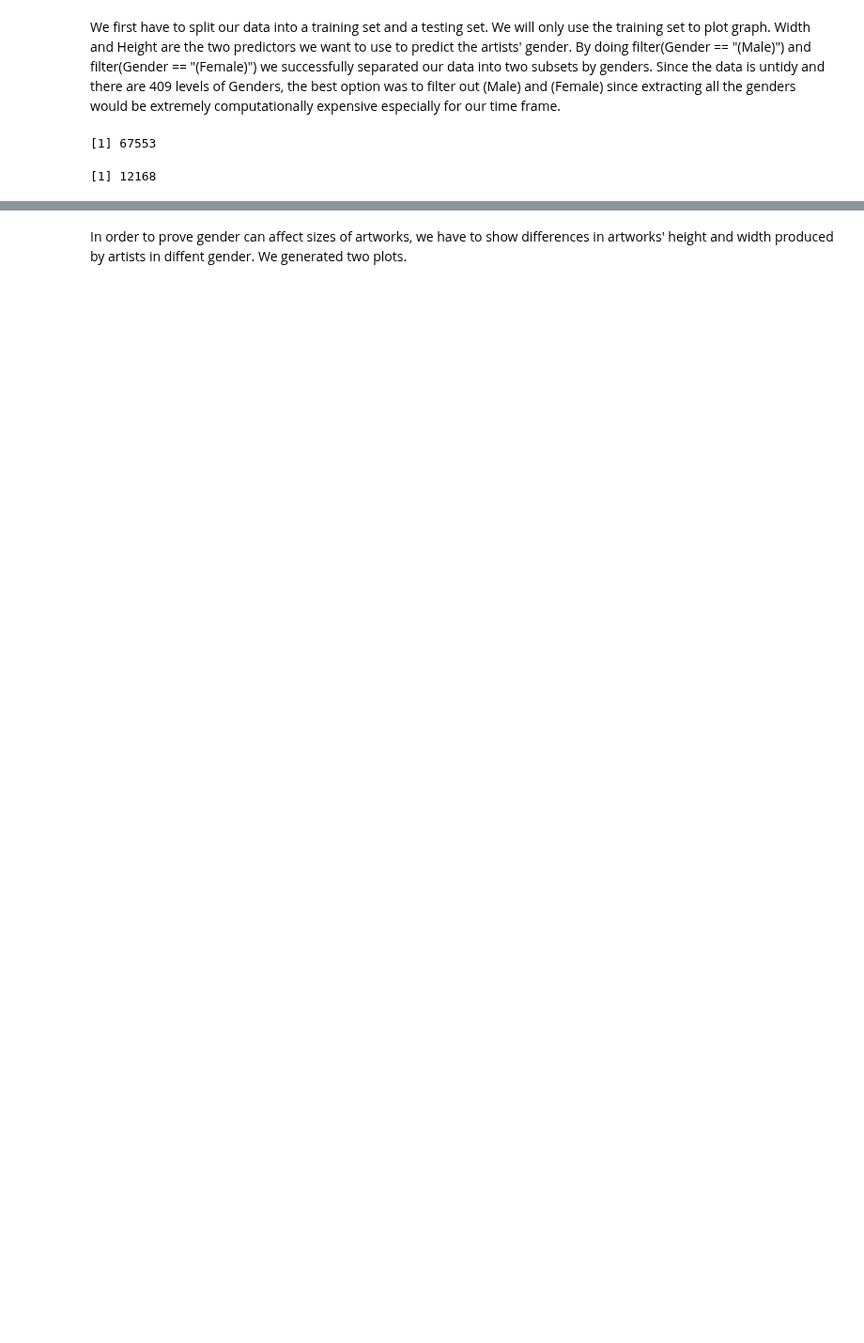
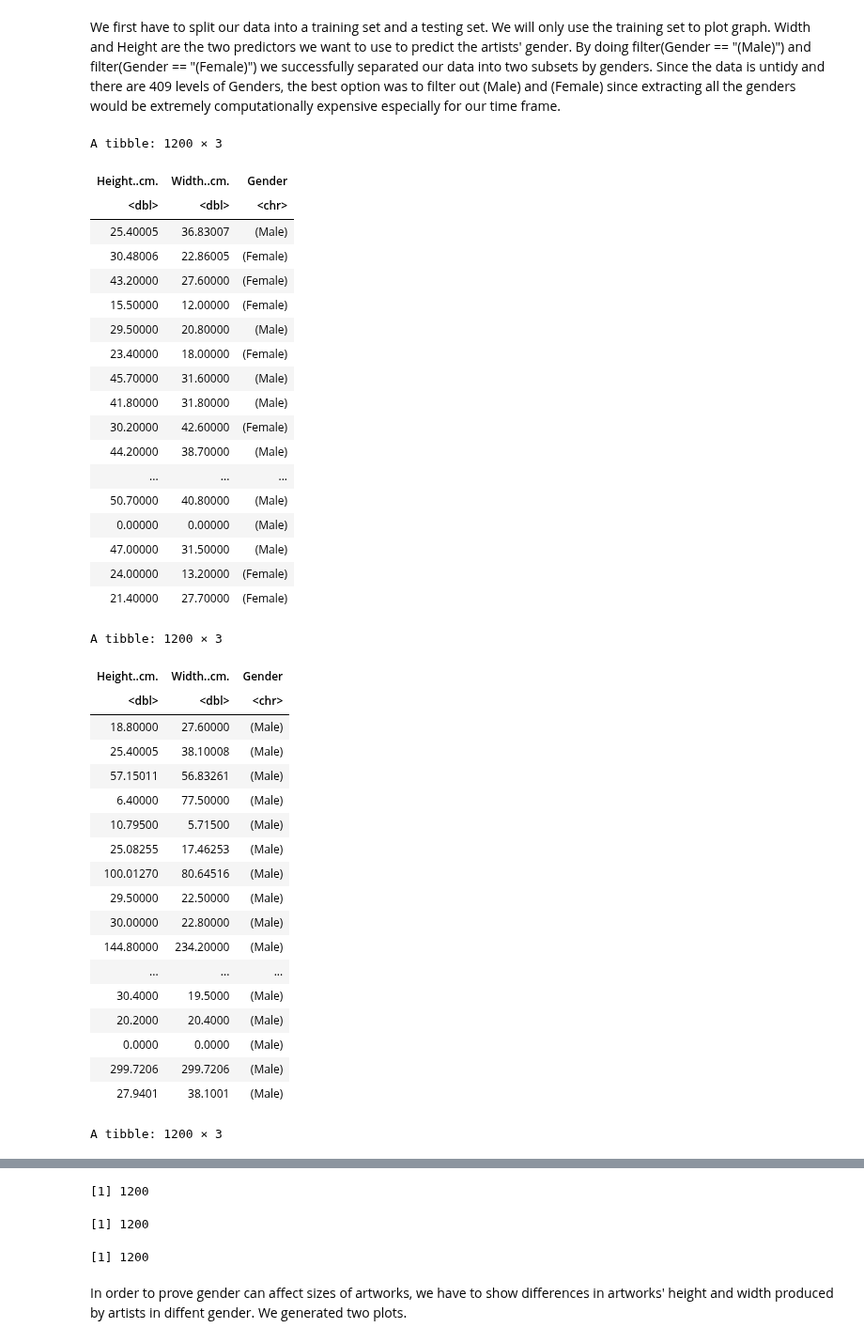
Before and after one commit to annekedresselhuis/DSCI-Group-Project, a Jupyter notebook: group_28_preliminary_analysis..ipynb, the cells around one changed output, grey strips where cells are left out. Shown at 94% size. Drawn from its saved outputs; the diff is of its cells as text; code cells hidden in the pictures; blank space fills up the shorter version.

```diff
--- a/group_28_preliminary_analysis..ipynb
+++ b/group_28_preliminary_analysis..ipynb
@@ -117,38 +117,77 @@ We first have to split our data into a training set and a testing set. We will o
 #is Area in cm^2? We should include units
 artworks_split <- initial_split(artworks, prop = 0.75, strat = Gender)
 artworks_training <- training(artworks_split)
 artworks_testing <- testing(artworks_split)
 
 artworks_selected <- artworks_training %>%
                      select(Height..cm., Width..cm., Gender)
 
 
 artworks_male <- artworks_selected %>%
                         filter(Gender == "(Male)") %>%
                         filter(Height..cm. != "NA") %>%
                         filter(Width..cm. != "NA")
 
 
 artworks_female <- artworks_selected %>%
                    filter(Gender == "(Female)") %>%
                    filter(Height..cm. != "NA") %>%
                    filter(Height..cm. != "NA")
 
+artworks_male <- sample_n(artworks_male, 1200)
+artworks_female <- sample_n(artworks_female, 1200)
 
-artworks_both <- artworks_selected %>%
-                    filter(Gender == "(Female)" | Gender == "(Male)")%>%
-                    filter(Height..cm. != "NA") %>%
-                   filter(Width..cm. != "NA")
-
-
+artworks_both <- rbind(artworks_male, artworks_female)
+artworks_both <- sample_n(artworks_both, 1200)
+artworks_both
+artworks_male
+artworks_female
 
 nrow(artworks_male)
 nrow(artworks_female)
+nrow(artworks_both)
 
 
 #about a 1:6 ratio of female to male
 #however there seems to be NA values for Area in there, which would skew with our row count... how do we remove the NA rows?
 #When making histogram, maybe take  a subset so male and female have the same sample size? because right now we have about 6x more male than female
 # %% [output]
-[1] 67553
+A tibble: 1200 × 3
+| Height..cm. | Width..cm. | Gender |
+| <dbl> | <dbl> | <chr> |
+| 25.40005 | 36.83007 | (Male) |
+| 30.48006 | 22.86005 | (Female) |
+| 43.20000 | 27.60000 | (Female) |
+| 15.50000 | 12.00000 | (Female) |
+| 29.50000 | 20.80000 | (Male) |
+| 23.40000 | 18.00000 | (Female) |
+| 45.70000 | 31.60000 | (Male) |
+| 41.80000 | 31.80000 | (Male) |
+| 30.20000 | 42.60000 | (Female) |
+| 44.20000 | 38.70000 | (Male) |
+| ... | ... | ... |
+| 50.70000 | 40.80000 | (Male) |
+| 0.00000 | 0.00000 | (Male) |
+| 47.00000 | 31.50000 | (Male) |
+| 24.00000 | 13.20000 | (Female) |
+| 21.40000 | 27.70000 | (Female) |
-[1] 12168
+A tibble: 1200 × 3
+| Height..cm. | Width..cm. | Gender |
+| <dbl> | <dbl> | <chr> |
+| 18.80000 | 27.60000 | (Male) |
+| 25.40005 | 38.10008 | (Male) |
+| 57.15011 | 56.83261 | (Male) |
+| 6.40000 | 77.50000 | (Male) |
+| 10.79500 | 5.71500 | (Male) |
+| 25.08255 | 17.46253 | (Male) |
+| 100.01270 | 80.64516 | (Male) |
+| 29.50000 | 22.50000 | (Male) |
+| 30.00000 | 22.80000 | (Male) |
+| 144.80000 | 234.20000 | (Male) |
+| ... | ... | ... |
+| 30.4000 | 19.5000 | (Male) |
+| 20.2000 | 20.4000 | (Male) |
+| 0.0000 | 0.0000 | (Male) |
+| 299.7206 | 299.7206 | (Male) |
+| 27.9401 | 38.1001 | (Male) |
+A tibble: 1200 × 3
@@ -155,3 +212,6 @@ nrow(artworks_female)
+[1] 1200
+[1] 1200
+[1] 1200
 # %% [markdown]
 In order to prove gender can affect sizes of artworks, we have to show differences in artworks' height and width produced by artists in diffent gender. We generated two plots.
 # %%
```
Also changed, not shown: parts of 2 cells of this notebook.
